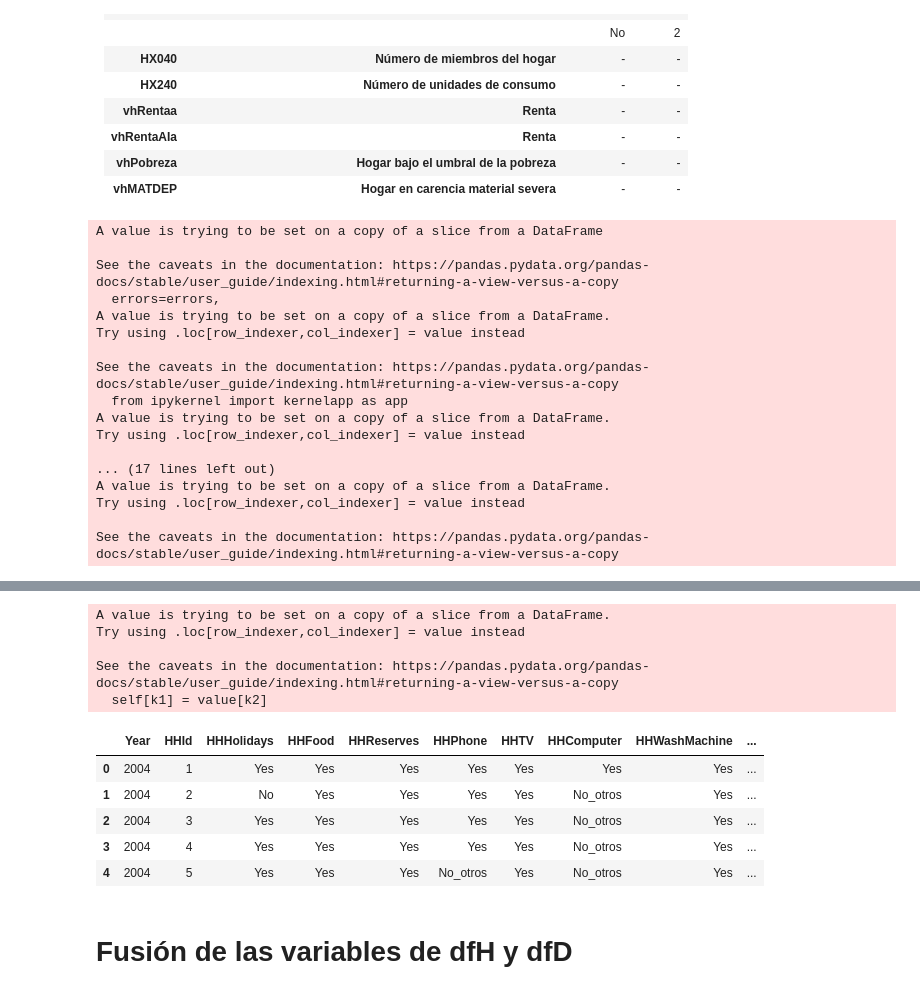
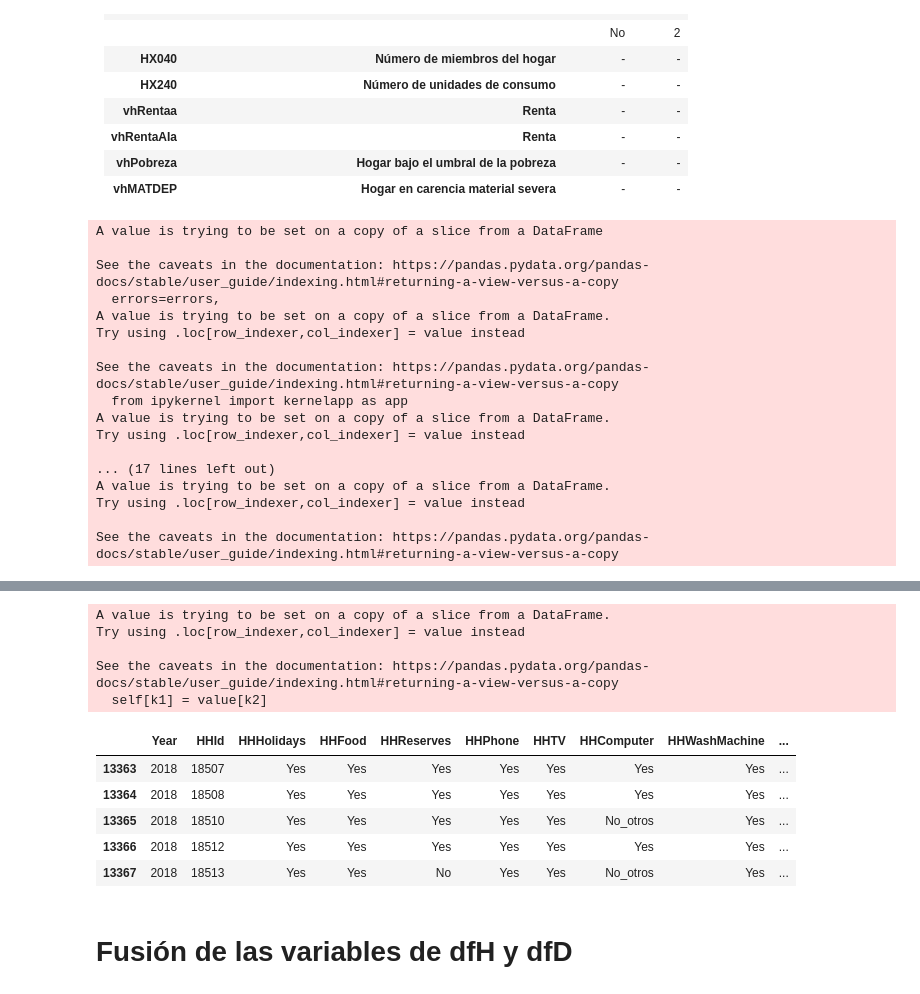
Before and after one commit to mariaferrol1988/TFM_MasterDataSciences, a Jupyter notebook: Notebooks/data_preparation.ipynb, the cells around one changed output, grey strips where cells are left out. Drawn from its saved outputs; the diff is of its cells as text; code cells hidden in the pictures.

```diff
--- a/Notebooks/data_preparation.ipynb
+++ b/Notebooks/data_preparation.ipynb
@@ -246,15 +244,16 @@ df_H1['vhRentaa'] = df_H1['vhRentaa'].apply(to_numeric)
 df_H1['vhRentaAIa'] = df_H1['vhRentaAIa'].apply(to_numeric)
 df_H1['AREMonth'] = df_H1['AREMonth'].apply(to_numeric)
 
-df_H1['vhPobreza'] =  df_H1['vhPobreza'].apply(lambda x: 'vhPobreza_Yes' if x == '1'\
-                                                              else 'vhPobreza_No' if x == '0' else 'Unknown / Not Declared')
+df_H1['vhPobreza'] =  df_H1['vhPobreza'].apply(lambda x: 'vhPobreza_Yes' if (x == '1' or x == 1) \
+                                                              else 'vhPobreza_No' if (x == '0' or x == 0) else 'Unknown / Not Declared')
 
 df_H1['vhMATDEP'] =  df_H1['vhMATDEP'].apply(lambda x: 'vhMATDEP_Yes' if x == 1 \
                                                               else 'vhMATDEP_No')
 
-df_H1['HousingCost'] = df_H1['HousingCost'].apply(lambda x: 'HighImpactHH' if x == '1' \
-                                                            else 'MediumImpactHH' if x == '2' \
-                                                            else 'LowImpactHH' if x == '3' else 'Unknown / Not Declared')
+df_H1['HousingCost'] = df_H1['HousingCost'].apply(lambda x: 'HighImpactHH' if (x == '1' or x == 1)\
+                                                            else 'MediumImpactHH' if (x == '2' or x == 2) \
+                                                            else 'LowImpactHH' if (x == '3' or x == 3) \
+                                                            else 'Unknown / Not Declared')
 
 # Función para sustituir los valores de privación marterial
 def HHDepriv(x):
@@ -275,7 +274,7 @@ list_depriv = ['HHFood','HHHolidays','HHReserves','HHPhone','HHTV','HHComputer',
 df_H1[list_depriv] = df_H1[list_depriv].applymap(lambda s: HHDepriv(s))
 
 
-df_H1.head()
+df_H1.tail()
 # %% [output]
 A value is trying to be set on a copy of a slice from a DataFrame
 
@@ -299,14 +298,14 @@ Wall time: 4.77 s
 A value is trying to be set on a copy of a slice from a DataFrame.
 Try using .loc[row_indexer,col_indexer] = value instead
 
 See the caveats in the documentation: https://pandas.pydata.org/pandas-docs/stable/user_guide/indexing.html#returning-a-view-versus-a-copy
   self[k1] = value[k2]
 |  | Year | HHId | HHHolidays | HHFood | HHReserves | HHPhone | HHTV | HHComputer | HHWashMachine | ... |
-| 0 | 2004 | 1 | Yes | Yes | Yes | Yes | Yes | Yes | Yes | ... |
-| 1 | 2004 | 2 | No | Yes | Yes | Yes | Yes | No_otros | Yes | ... |
-| 2 | 2004 | 3 | Yes | Yes | Yes | Yes | Yes | No_otros | Yes | ... |
-| 3 | 2004 | 4 | Yes | Yes | Yes | Yes | Yes | No_otros | Yes | ... |
-| 4 | 2004 | 5 | Yes | Yes | Yes | No_otros | Yes | No_otros | Yes | ... |
+| 13363 | 2018 | 18507 | Yes | Yes | Yes | Yes | Yes | Yes | Yes | ... |
+| 13364 | 2018 | 18508 | Yes | Yes | Yes | Yes | Yes | Yes | Yes | ... |
+| 13365 | 2018 | 18510 | Yes | Yes | Yes | Yes | Yes | No_otros | Yes | ... |
+| 13366 | 2018 | 18512 | Yes | Yes | Yes | Yes | Yes | Yes | Yes | ... |
+| 13367 | 2018 | 18513 | Yes | Yes | No | Yes | Yes | No_otros | Yes | ... |
 # %% [markdown]
 # Fusión de las variables de dfH y dfD
 # %%
```
Also changed, not shown: parts of 10 cells of this notebook, 1 other file.
